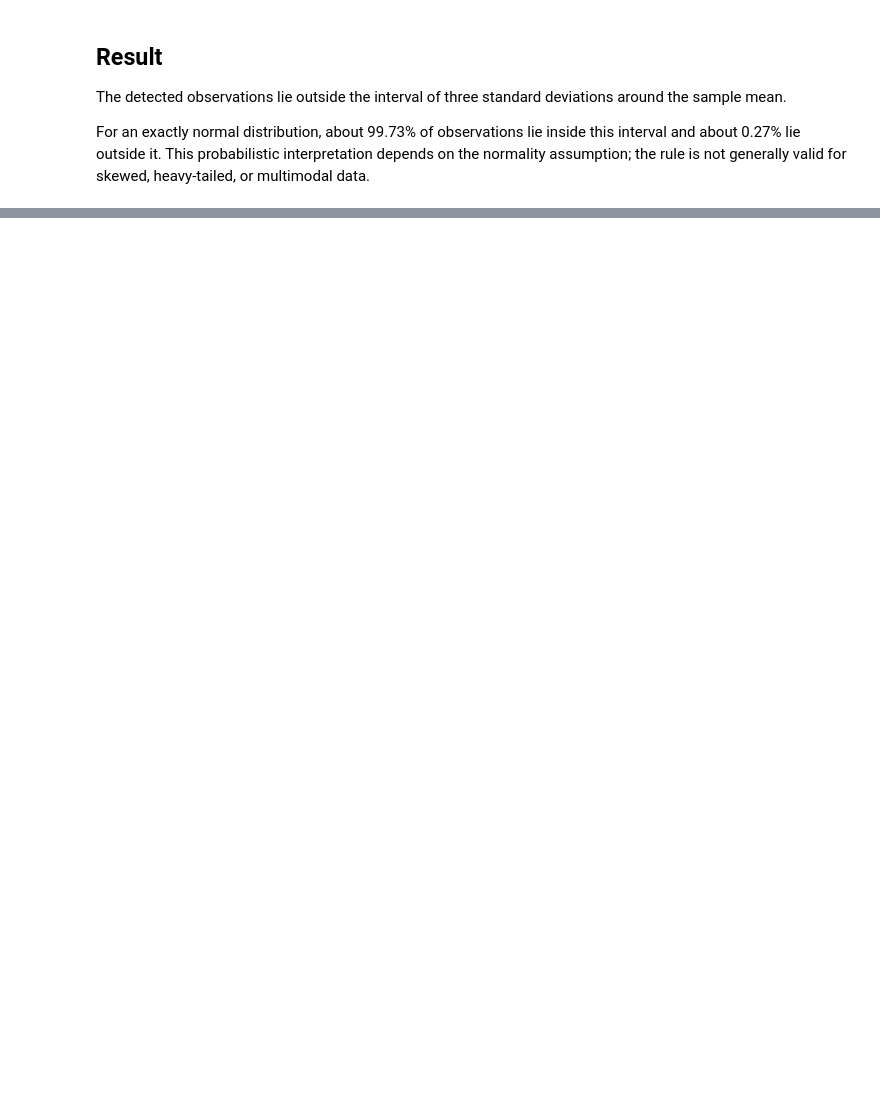
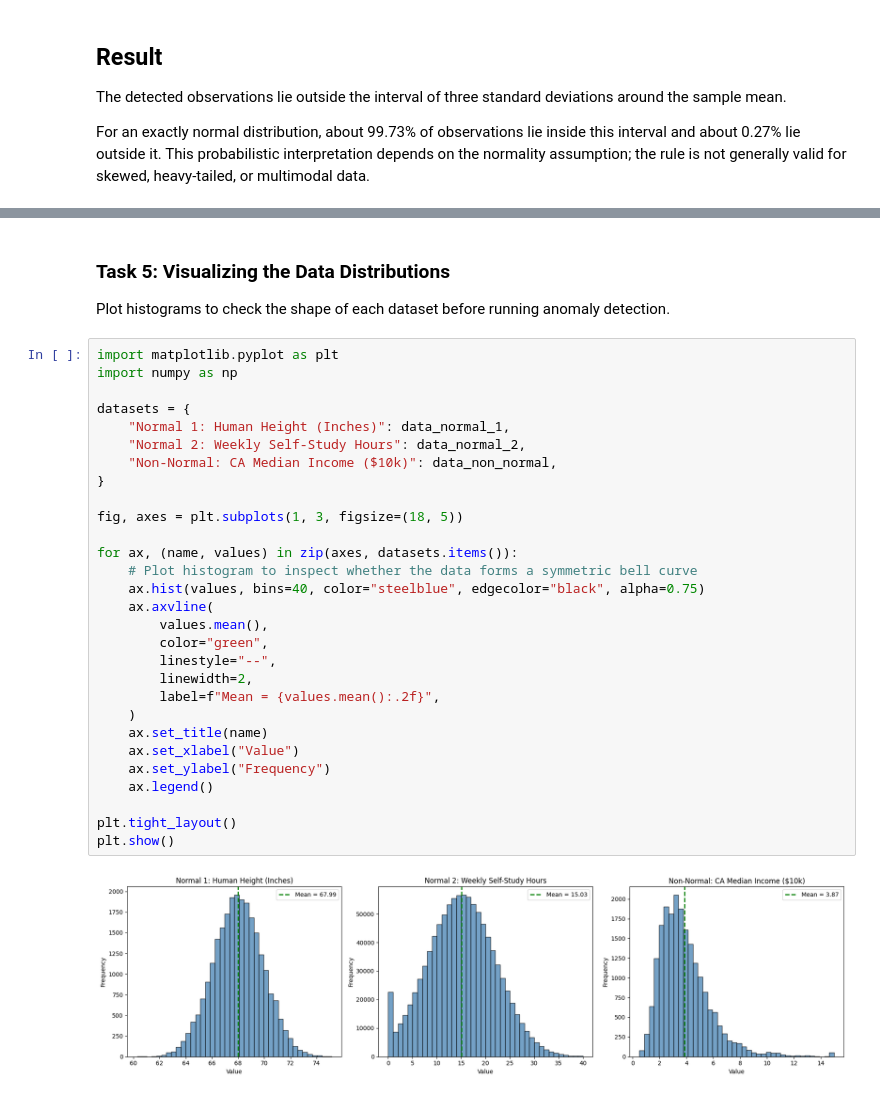
Before and after one commit to Dineshkumaryara/AML, a Jupyter notebook: Ex1.StdDev.ipynb, the cells around one changed output, grey strips where cells are left out. Cells and saved outputs as stored; diff of their text form; blank space fills up the shorter version.

```diff
--- a/Ex1.StdDev.ipynb
+++ b/Ex1.StdDev.ipynb
@@ -100,0 +167,34 @@ print(anomalies)
+# %% [markdown]
+### Task 5: Visualizing the Data Distributions
+Plot histograms to check the shape of each dataset before running anomaly detection.
+# %%
+import matplotlib.pyplot as plt
+import numpy as np
+
+datasets = {
+    "Normal 1: Human Height (Inches)": data_normal_1,
+    "Normal 2: Weekly Self-Study Hours": data_normal_2,
+    "Non-Normal: CA Median Income ($10k)": data_non_normal,
+}
+
+fig, axes = plt.subplots(1, 3, figsize=(18, 5))
+
+for ax, (name, values) in zip(axes, datasets.items()):
+    # Plot histogram to inspect whether the data forms a symmetric bell curve
+    ax.hist(values, bins=40, color="steelblue", edgecolor="black", alpha=0.75)
+    ax.axvline(
+        values.mean(),
+        color="green",
+        linestyle="--",
+        linewidth=2,
+        label=f"Mean = {values.mean():.2f}",
+    )
+    ax.set_title(name)
+    ax.set_xlabel("Value")
+    ax.set_ylabel("Frequency")
+    ax.legend()
+
+plt.tight_layout()
+plt.show()
+# %% [output]
+[figure, added]
```
Also changed, not shown: parts of 8 cells of this notebook.
